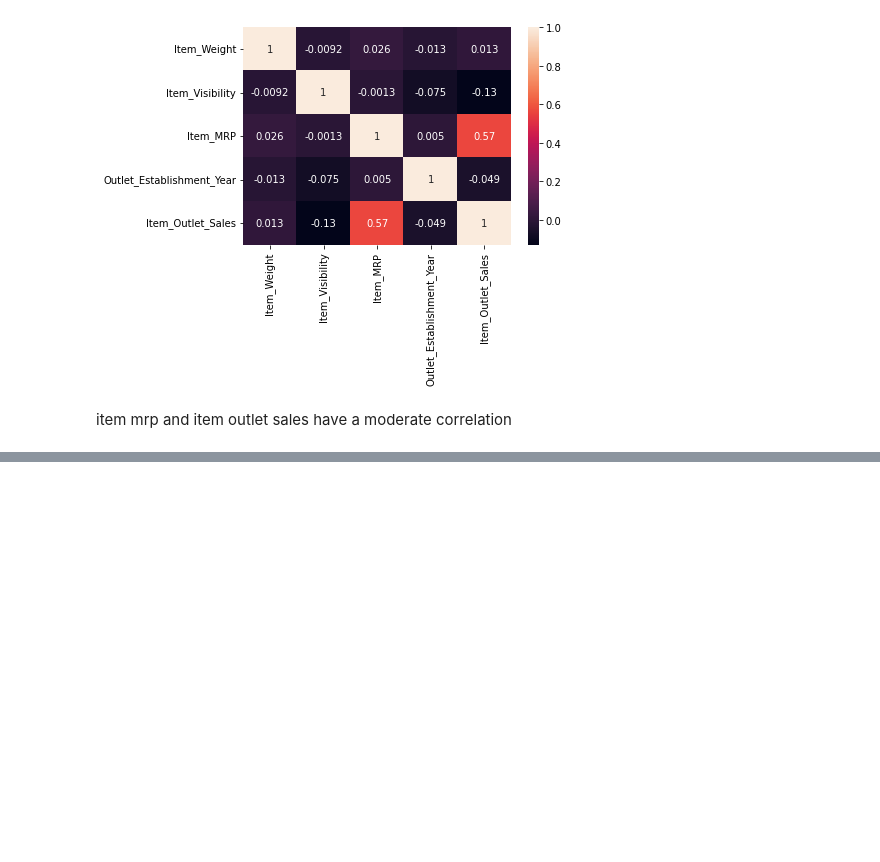
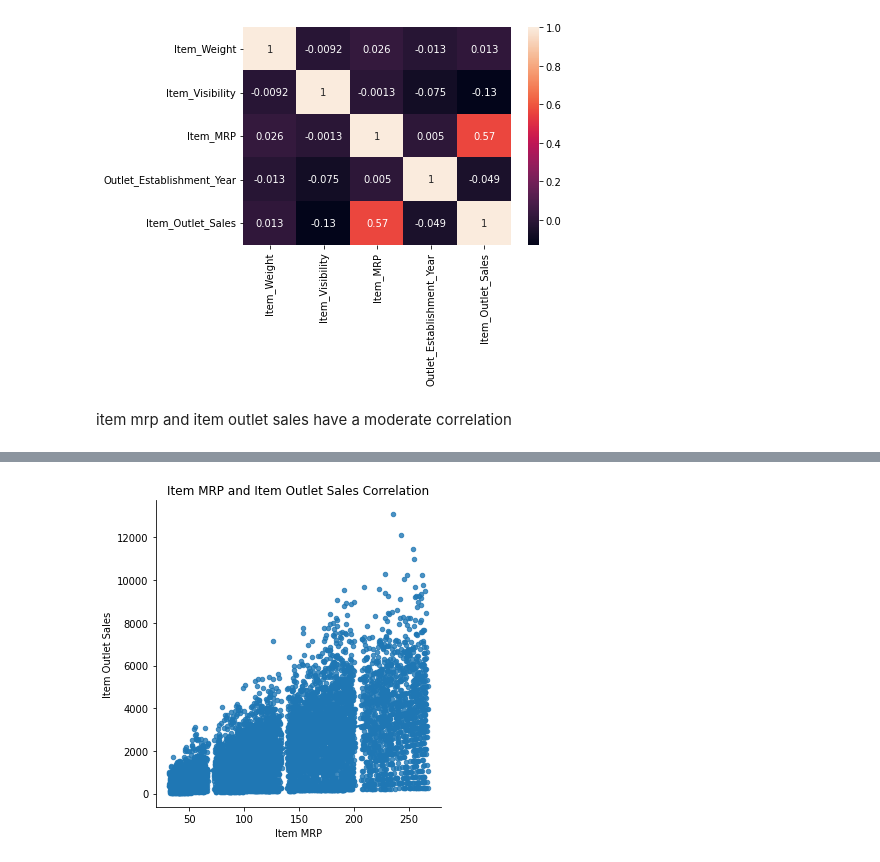
Before and after one commit to angiepabelic/sales-predictions, a Jupyter notebook: sales_predictions.ipynb, the cells around one changed output, grey strips where cells are left out. Cells and saved outputs as stored; diff of their text form; code cells hidden in the pictures; blank space fills up the shorter version.

```diff
--- a/sales_predictions.ipynb
+++ b/sales_predictions.ipynb
@@ -125,0 +135,8 @@ item mrp and item outlet sales have a moderate correlation
+# %%
+sns.lmplot('Item_MRP', 'Item_Outlet_Sales', data=df, fit_reg=True, scatter_kws={"marker": "D", "s": 20})
+plt.title('Item MRP and Item Outlet Sales Correlation')
+plt.xlabel('Item MRP')
+plt.ylabel('Item Outlet Sales')
+plt.show();
+# %% [output]
+[figure, added]
```
Also changed, not shown: parts of 3 cells of this notebook.
